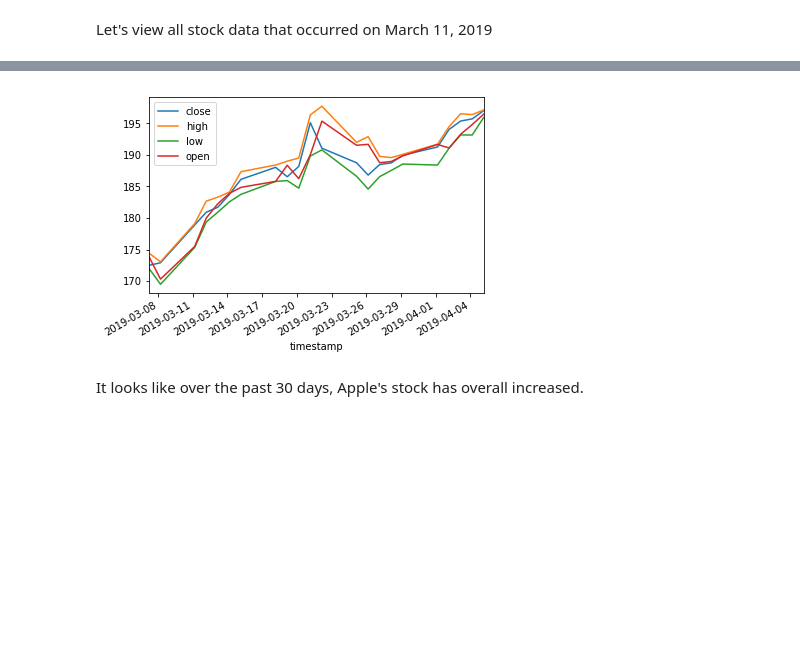
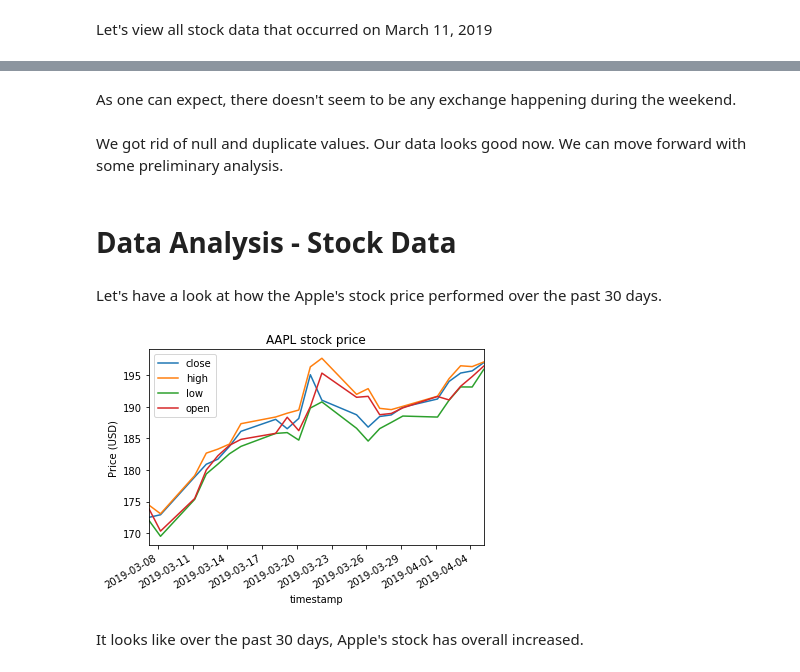
Before and after one commit to antsarandriamihaja/projects, a Jupyter notebook: Data Audit & Analysis - Stock Data.ipynb, the cells around one changed output, grey strips where cells are left out. Drawn from its saved outputs; the diff is of its cells as text; code cells hidden in the pictures; blank space fills up the shorter version.

Commit message:
synced on disk and in memory data

```diff
--- a/Data Audit & Analysis - Stock Data.ipynb
+++ b/Data Audit & Analysis - Stock Data.ipynb
@@ -89,0 +100,4 @@ df["2019-03-11"]
+# %%
+
+dedup_df = df.drop_duplicates(keep="first")
+len(dedup_df)
@@ -90,7 +159,18 @@ df["2019-03-11"]
+# %% [markdown]
+As one can expect, there doesn't seem to be any exchange happening during the weekend.
+# %% [markdown]
+We got rid of null and duplicate values. Our data looks good now. We can move forward with some preliminary analysis.
+# %% [markdown]
+# Data Analysis - Stock Data
+# %% [markdown]
+Let's have a look at how the Apple's stock price performed over the past 30 days.
 # %%
-df.plot(y=['close','high','low','open'], use_index=True)
+import matplotlib.pyplot as plt
+dedup_df.plot(y=['close','high','low','open'], use_index=True)
+plt.title('AAPL stock price')
+plt.ylabel('Price (USD)')
 plt.show()
 # %% [output]
-[figure, old version]
+[figure, new version]
 # %% [markdown]
 It looks like over the past 30 days, Apple's stock has overall increased.
```
Also changed, not shown: parts of 34 cells of this notebook.
